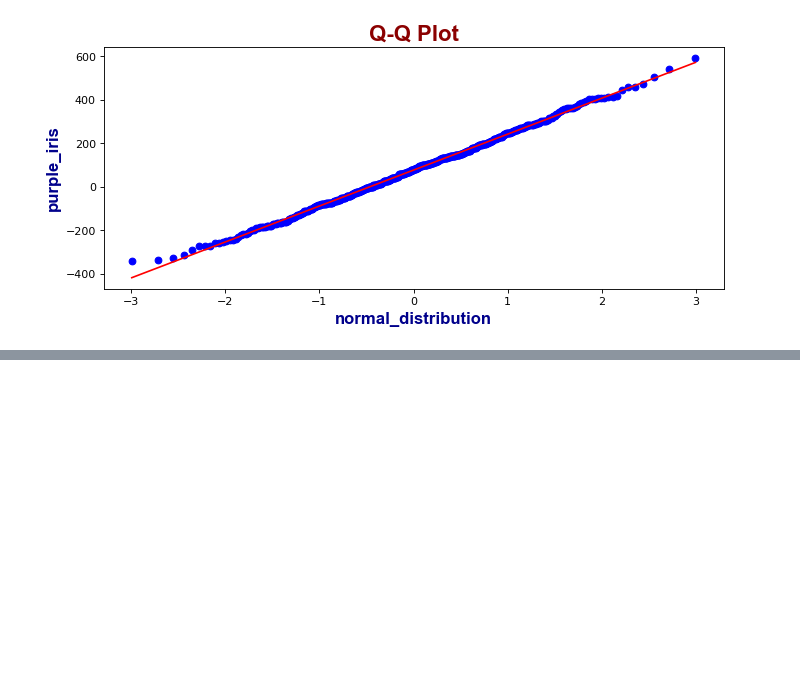
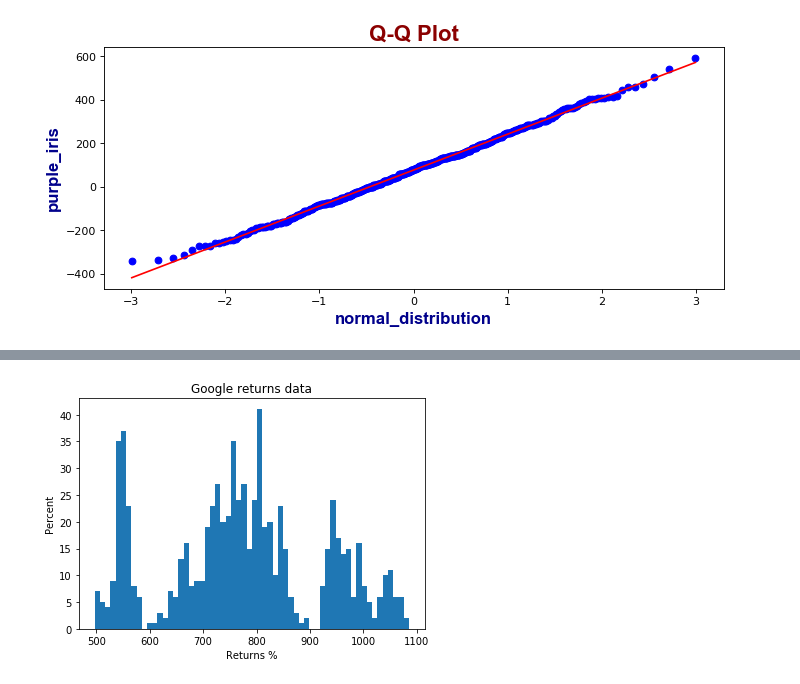
Before and after one commit to mehmet-can-8956/supreme-adventure, a Jupyter notebook: 5_3_Statistical Distributions.ipynb, the cells around one changed output, grey strips where cells are left out. Cells and saved outputs as stored; diff of their text form; code cells hidden in the pictures; blank space fills up the shorter version.

```diff
--- a/5_3_Statistical Distributions.ipynb
+++ b/5_3_Statistical Distributions.ipynb
@@ -44,0 +73,10 @@ plt.show()
+# %%
+fig = plt.figure()
+ax1 = fig.add_axes([0.1,0.1,0.8,0.8])
+google['Adj Close'].plot.hist(bins = 60)
+ax1.set_xlabel("Returns %")
+ax1.set_ylabel("Percent")
+ax1.set_title("Google returns data")
+plt.show()
+# %% [output]
+[figure, added]
```
Also changed, not shown: parts of 6 cells of this notebook.
